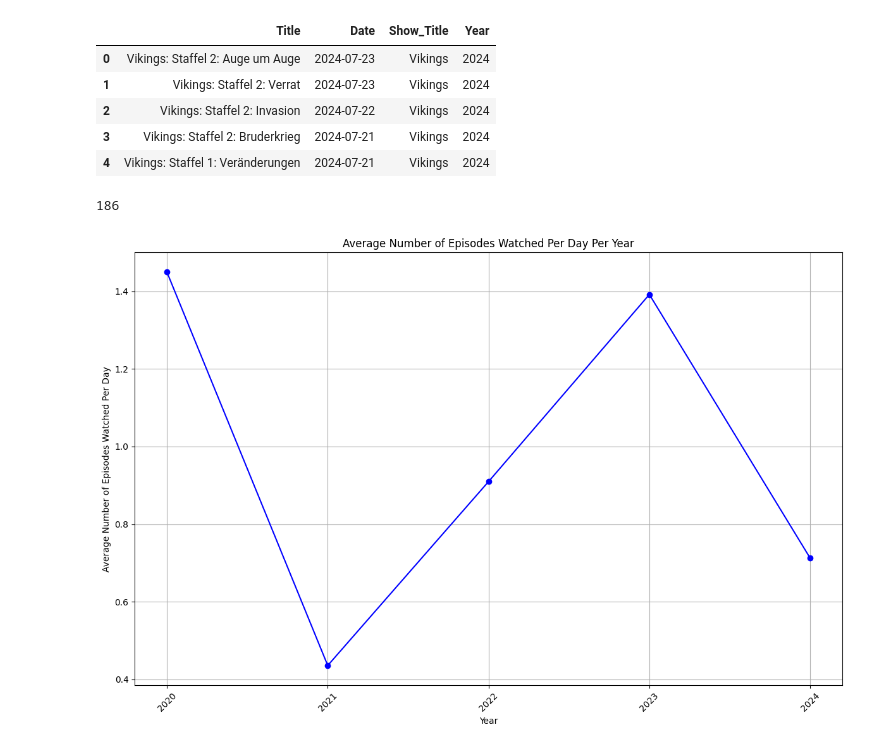
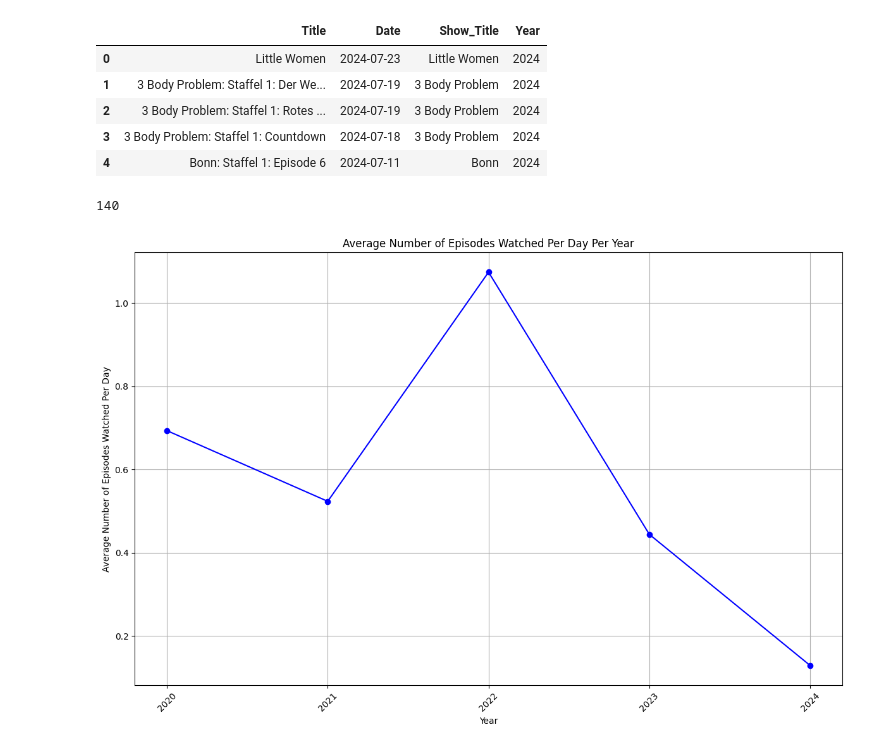
Before and after one commit to joos-too/netflixViewingHistory, a Jupyter notebook: analysis.ipynb, the cells around one changed output. Cells and saved outputs as stored; diff of their text form; code cells hidden in the pictures.

```diff
--- a/analysis.ipynb
+++ b/analysis.ipynb
@@ -3,31 +3,31 @@ import pandas as pd
 import matplotlib.pyplot as plt
 # %%
 # Load the data
-file_path = 'data/NetflixViewingHistoryJan.csv'
+file_path = 'data/NetflixViewingHistoryAlex.csv'
 netflix_data = pd.read_csv(file_path)
 
 # Extract the show title from the 'Title' column
 netflix_data['Show_Title'] = netflix_data['Title'].apply(lambda x: x.split(':')[0])
 
 # Convert the 'Date' column to datetime format
 netflix_data['Date'] = pd.to_datetime(netflix_data['Date'], format='%d.%m.%y')
 netflix_data['Year'] = netflix_data['Date'].dt.year
 
 # Display the first few rows of the dataset to understand its structure
 netflix_data.head()
 # %% [output]
 |  | Title | Date | Show_Title | Year |
-| 0 | Vikings: Staffel 2: Auge um Auge | 2024-07-23 | Vikings | 2024 |
-| 1 | Vikings: Staffel 2: Verrat | 2024-07-23 | Vikings | 2024 |
-| 2 | Vikings: Staffel 2: Invasion | 2024-07-22 | Vikings | 2024 |
-| 3 | Vikings: Staffel 2: Bruderkrieg | 2024-07-21 | Vikings | 2024 |
-| 4 | Vikings: Staffel 1: Veränderungen | 2024-07-21 | Vikings | 2024 |
+| 0 | Little Women | 2024-07-23 | Little Women | 2024 |
+| 1 | 3 Body Problem: Staffel 1: Der We... | 2024-07-19 | 3 Body Problem | 2024 |
+| 2 | 3 Body Problem: Staffel 1: Rotes ... | 2024-07-19 | 3 Body Problem | 2024 |
+| 3 | 3 Body Problem: Staffel 1: Countdown | 2024-07-18 | 3 Body Problem | 2024 |
+| 4 | Bonn: Staffel 1: Episode 6 | 2024-07-11 | Bonn | 2024 |
 # %%
 # Calculate the total number of unique shows in the dataset
 total_unique_shows = netflix_data['Show_Title'].nunique()
 total_unique_shows
 # %% [output]
-186
+140
 # %%
 # Calculate the total number of episodes watched per year
 total_episodes_per_year = netflix_data.groupby('Year').size()
@@ -51,7 +51,7 @@ plt.tight_layout()
 # Show plot
 plt.show()
 # %% [output]
-[figure, old version]
+[figure, new version]
 # %%
 # Calculate the cumulative number of episodes watched per year
 episodes_per_year = netflix_data.groupby('Year').size()
```
Also changed, not shown: parts of 16 cells of this notebook.
